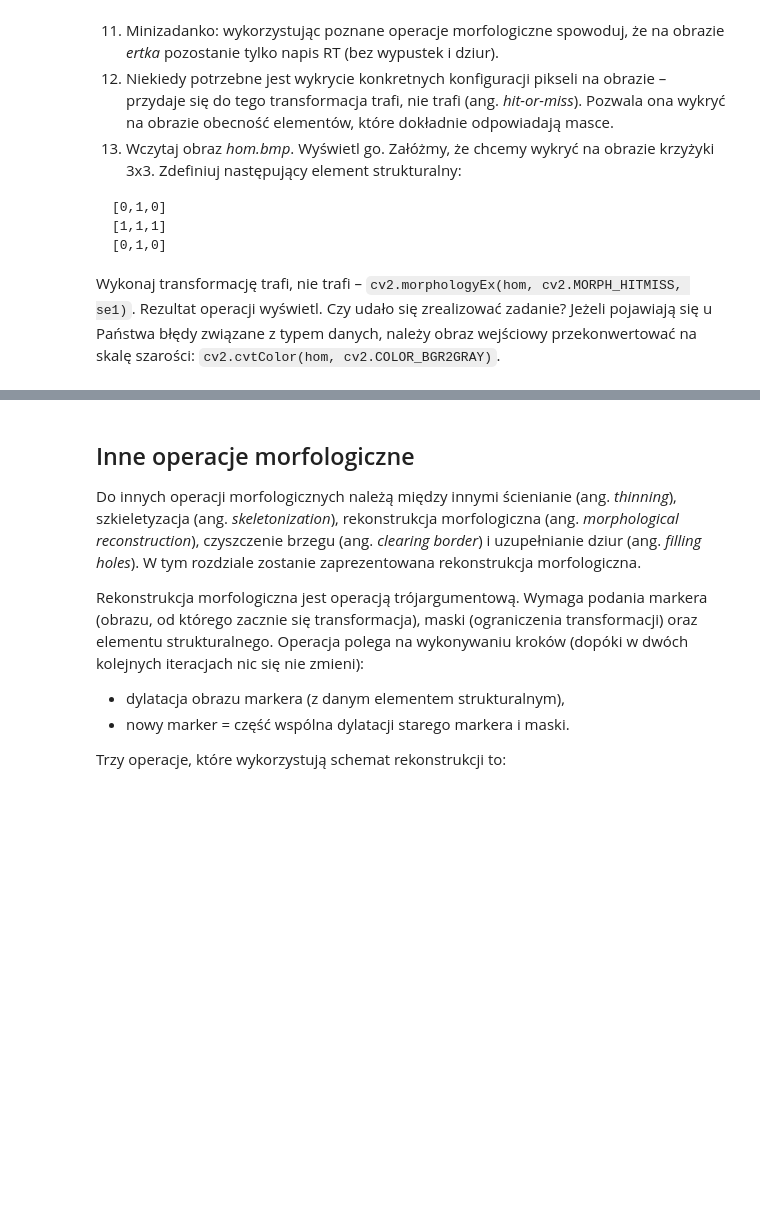
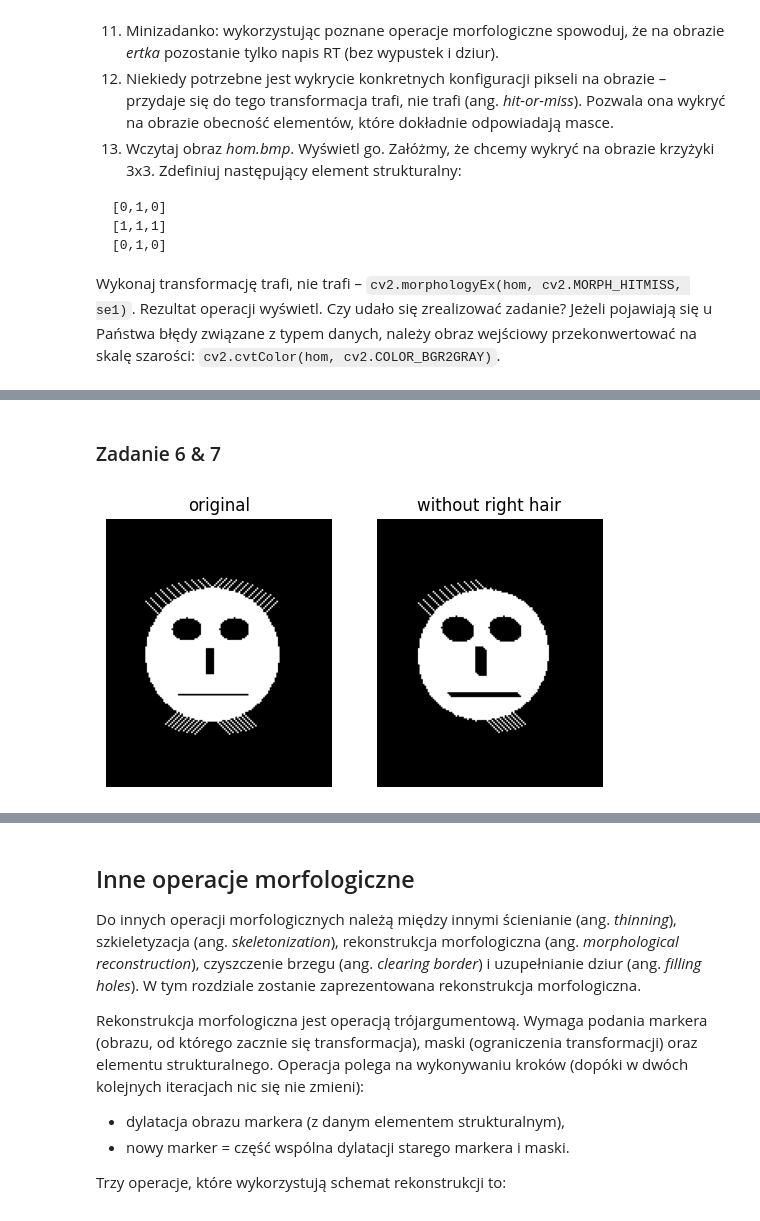
Before and after one commit to arturgesiarz/DigitalImageProcessing-Course, a Jupyter notebook: lab07/11_morphology.ipynb, the cells around one changed output, grey strips where cells are left out. Drawn from its saved outputs; the diff is of its cells as text; code cells hidden in the pictures; blank space fills up the shorter version.

```diff
--- a/lab07/11_morphology.ipynb
+++ b/lab07/11_morphology.ipynb
@@ -121,0 +156,22 @@ rice.png            100%[===================>]  65.31K   254KB/s    in 0.3s
+# %% [markdown]
+### Zadanie 6 & 7
+# %%
+img_buzka = cv2.imread("buzka.bmp", cv2.IMREAD_GRAYSCALE)
+
+plt.subplot(1, 2, 1)
+plt.imshow(img_buzka, "gray")
+plt.title("original")
+plt.axis("off")
+
+A = np.array([[1, 0, 0],
+              [0, 1, 0],
+              [0, 0, 1]], np.uint8)
+
+img = cv2.erode(img_buzka, A)
+plt.subplot(1, 2, 2)
+plt.imshow(img, "gray", vmin=0, vmax=256)
+plt.title("without right hair")
+plt.axis("off")
+plt.show()
+# %% [output]
+[figure, added]
```
Also changed, not shown: parts of 25 cells of this notebook, 2 other files.
